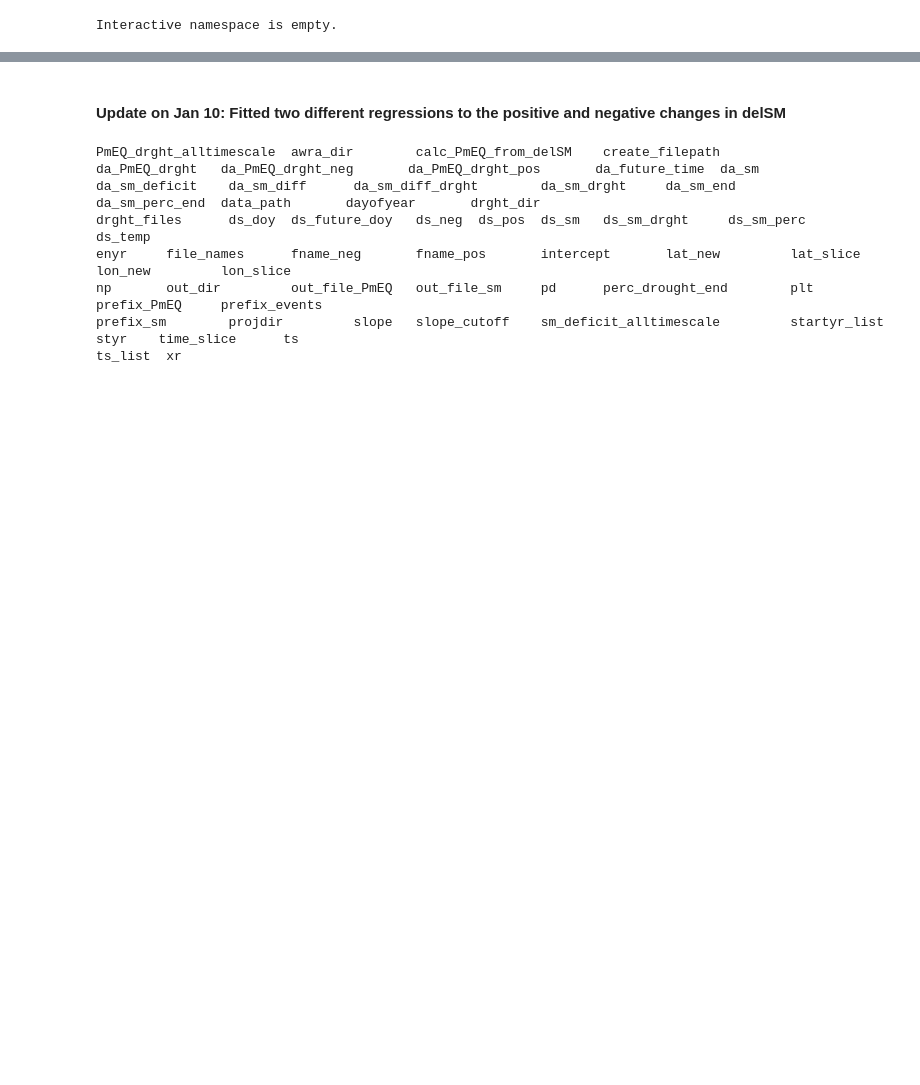
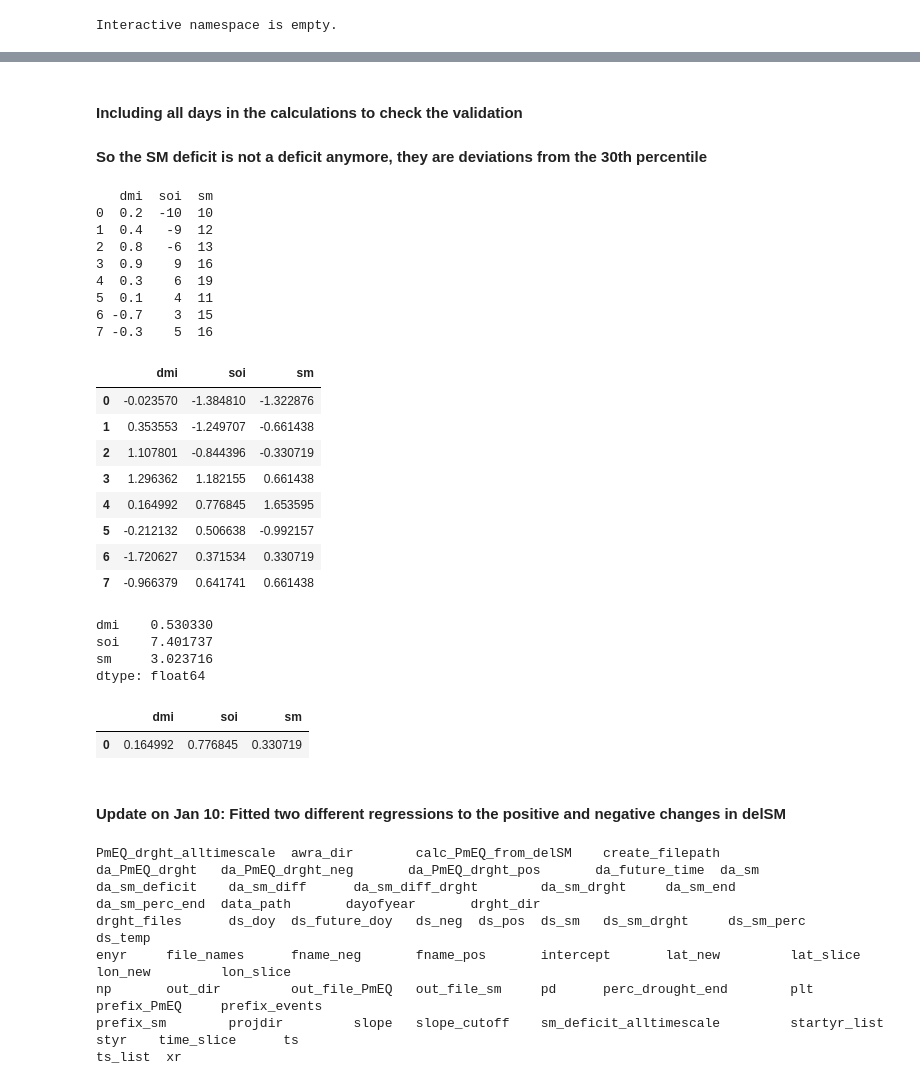
Before and after one commit to anjanadevanand/drought_break_probability, a Jupyter notebook: drought_events_calc_smDeficit_and_PmEQ.ipynb, the cells around one changed output, grey strips where cells are left out. Drawn from its saved outputs; the diff is of its cells as text; code cells hidden in the pictures; blank space fills up the shorter version.

Commit message:
Add updated code used for final calculations

```diff
--- a/drought_events_calc_smDeficit_and_PmEQ.ipynb
+++ b/drought_events_calc_smDeficit_and_PmEQ.ipynb
@@ -321,3 +308,6 @@ for styr in startyr_list:
 
     da_PmEQ_drght.to_netcdf(out_file_PmEQ)
     da_sm_deficit.to_netcdf(out_file_sm)
+# %% [markdown]
+#### Including all days in the calculations to check the validation
+#### So the SM deficit is not a deficit anymore, they are deviations from the 30th percentile
@@ -324,3 +423,42 @@ for styr in startyr_list:
+# %%
+import pandas as pd
+x_dict = {'dmi':[0.2, 0.4, 0.8, 0.9, 0.3, 0.1, -0.7, -0.3], 'soi':[-10, -9, -6, 9, 6, 4, 3, 5], 'sm':[10, 12, 13, 16, 19, 11, 15, 16]}
+x_temp = pd.DataFrame(x_dict)
+print(x_temp)
+(x_temp-x_temp.mean())/x_temp.std()
+# %% [output]
+   dmi  soi  sm
+0  0.2  -10  10
+1  0.4   -9  12
+2  0.8   -6  13
+3  0.9    9  16
+4  0.3    6  19
+5  0.1    4  11
+6 -0.7    3  15
+7 -0.3    5  16
+|  | dmi | soi | sm |
+| 0 | -0.023570 | -1.384810 | -1.322876 |
+| 1 | 0.353553 | -1.249707 | -0.661438 |
+| 2 | 1.107801 | -0.844396 | -0.330719 |
+| 3 | 1.296362 | 1.182155 | 0.661438 |
+| 4 | 0.164992 | 0.776845 | 1.653595 |
+| 5 | -0.212132 | 0.506638 | -0.992157 |
+| 6 | -1.720627 | 0.371534 | 0.330719 |
+| 7 | -0.966379 | 0.641741 | 0.661438 |
+# %%
+x_temp.std()
+# %% [output]
+dmi    0.530330
+soi    7.401737
+sm     3.023716
+dtype: float64
+# %%
+x_new = {'dmi':[0.3], 'soi':[6], 'sm':[15]}
+x_new_temp = pd.DataFrame(x_new)
+(x_new_temp-x_temp.mean())/x_temp.std()
+# %% [output]
+|  | dmi | soi | sm |
+| 0 | 0.164992 | 0.776845 | 0.330719 |
 # %% [markdown]
 #### Update on Jan 10: Fitted two different regressions to the positive and negative changes in delSM
 # %%
```
Also changed, not shown: parts of 13 cells of this notebook, 21 other files.
